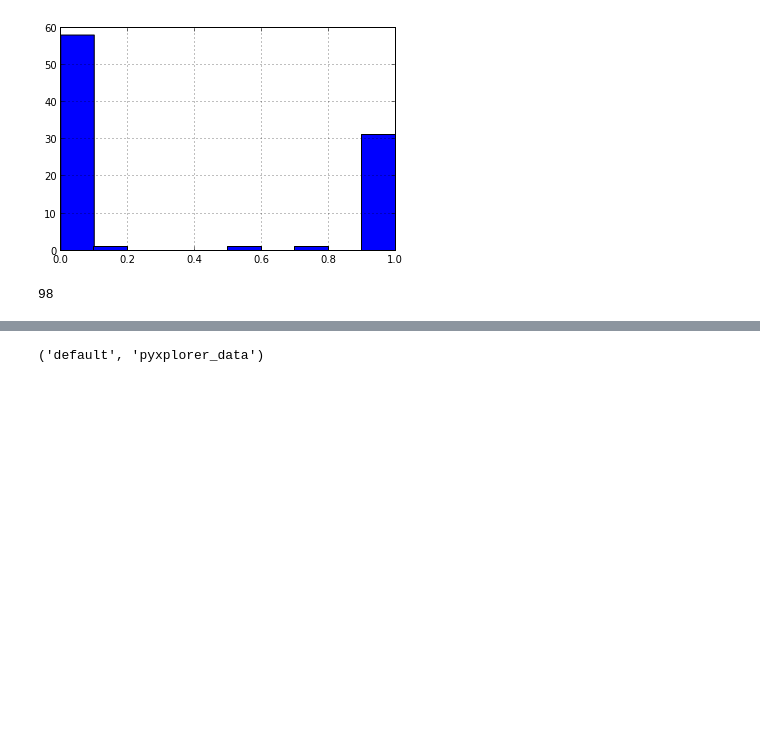
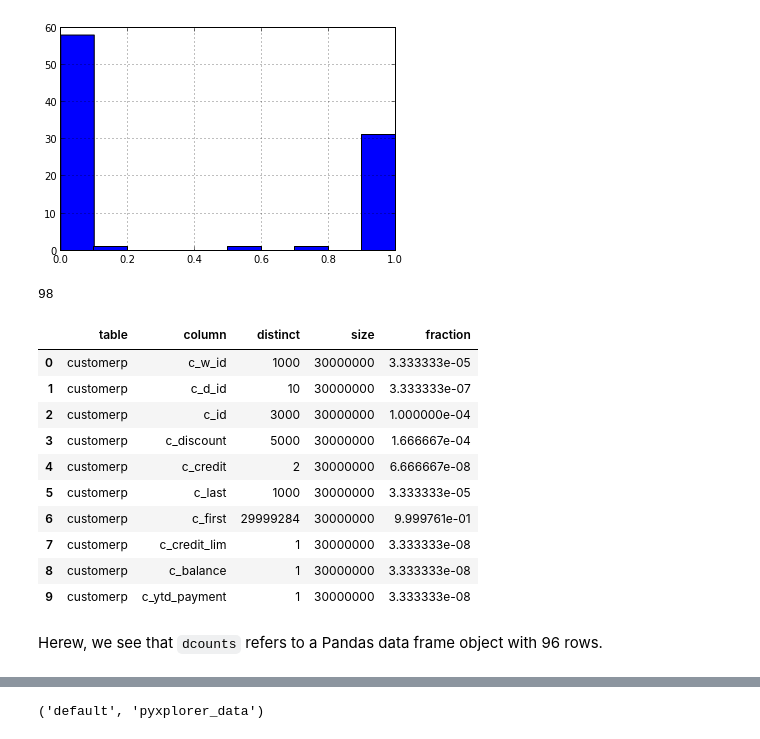
Before and after one commit to grundprinzip/pyxplorer, a Jupyter notebook: pyxplorer_stuff.ipynb, the cells around one changed output, grey strips where cells are left out. Drawn from its saved outputs; the diff is of its cells as text; code cells hidden in the pictures; blank space fills up the shorter version.

```diff
--- a/pyxplorer_stuff.ipynb
+++ b/pyxplorer_stuff.ipynb
@@ -19,6 +33,6 @@ Based on this connection, we can now instantiate a new explorer object.
 # %%
-import pyxplorer.manager as m
-data = m.Database("tpcc3", conn)
+import pyxplorer as pxp
+data = pxp.Database("tpcc3", conn)
 data
 # %% [output]
 | Name | Size |
@@ -156,4 +177,20 @@ WARNING: Distinct value count for all tables can take a long time...
 len(data.dcounts())
 # %% [output]
 98
+# %%
+data.dcounts().head(10)
+# %% [output]
+|  | table | column | distinct | size | fraction |
+| 0 | customerp | c_w_id | 1000 | 30000000 | 3.333333e-05 |
+| 1 | customerp | c_d_id | 10 | 30000000 | 3.333333e-07 |
+| 2 | customerp | c_id | 3000 | 30000000 | 1.000000e-04 |
+| 3 | customerp | c_discount | 5000 | 30000000 | 1.666667e-04 |
+| 4 | customerp | c_credit | 2 | 30000000 | 6.666667e-08 |
+| 5 | customerp | c_last | 1000 | 30000000 | 3.333333e-05 |
+| 6 | customerp | c_first | 29999284 | 30000000 | 9.999761e-01 |
+| 7 | customerp | c_credit_lim | 1 | 30000000 | 3.333333e-08 |
+| 8 | customerp | c_balance | 1 | 30000000 | 3.333333e-08 |
+| 9 | customerp | c_ytd_payment | 1 | 30000000 | 3.333333e-08 |
+# %% [markdown]
+Herew, we see that `dcounts` refers to a Pandas data frame object with 96 rows.
 # %% [markdown]
```
Also changed, not shown: parts of 16 cells of this notebook.
